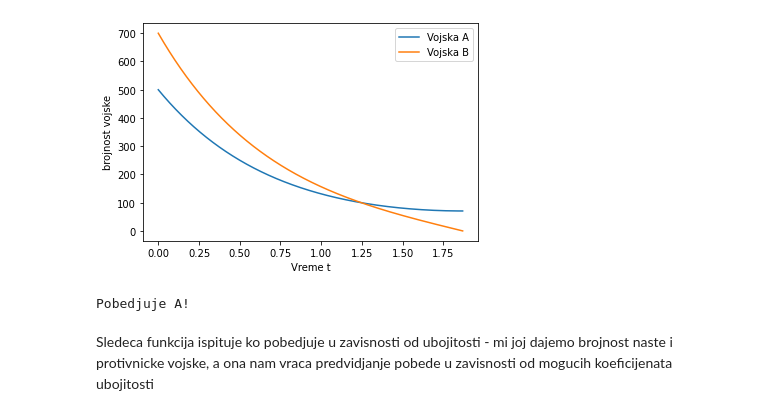
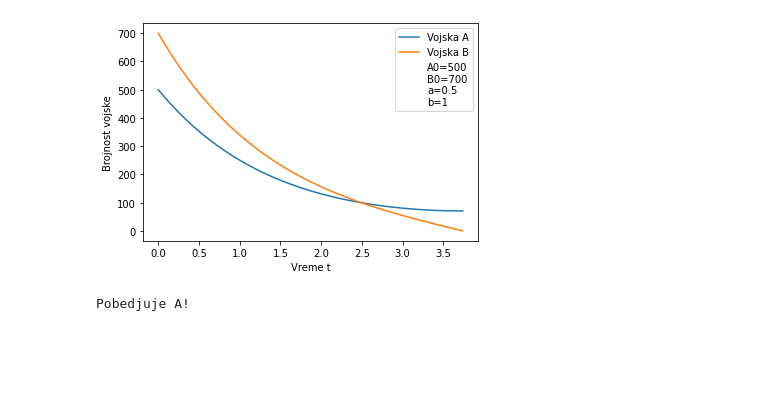
Before and after one commit to lucijamilicic/omm, a Jupyter notebook: src/OMM_Seminarski-01.ipynb, the cells around one changed output. Drawn from its saved outputs; the diff is of its cells as text; code cells hidden in the pictures; blank space fills up the shorter version.

```diff
--- a/src/OMM_Seminarski-01.ipynb
+++ b/src/OMM_Seminarski-01.ipynb
@@ -31,11 +31,13 @@ def simulirajBitku(a, b, A0, B0):
     plt.plot(t, A, label='Vojska A')
     plt.plot(t, B, label='Vojska B')
 
-    plt.legend(loc='upper right')
+    informacije = "A0=" + str(A0) + "\nB0=" + str(B0)+ "\na=" + str(a) + "\nb=" + str(b)
+    plt.plot([], [], ' ', label=informacije)
+
+    plt.legend()
     plt.xlabel('Vreme t')
-    plt.ylabel('brojnost vojske')
+    plt.ylabel('Brojnost vojske')
 
-    bottom, top = plt.ylim()
     plt.show()
 
     if (b*A0**2 > a*B0**2):
@@ -44,14 +46,8 @@ def simulirajBitku(a, b, A0, B0):
         print("Pobedjuje B!")
     else:
         print("Neodlucna bitka!")
-# %%
-a = 1
-b = 2
-A0 = 500
-B0 = 700
-simulirajBitku(a, b, A0, B0)
-# %% [output]
-[figure, removed]
-Pobedjuje A!
-# %% [markdown]
-Sledeca funkcija ispituje ko pobedjuje u zavisnosti od ubojitosti - mi joj dajemo brojnost naste i protivnicke vojske, a ona nam vraca predvidjanje pobede u zavisnosti od mogucih koeficijenata ubojitosti
+# %%
+simulirajBitku(0.5, 1, 500, 700)
+# %% [output]
+[figure, added]
+Pobedjuje A!
```
Also changed, not shown: parts of 11 cells of this notebook.
